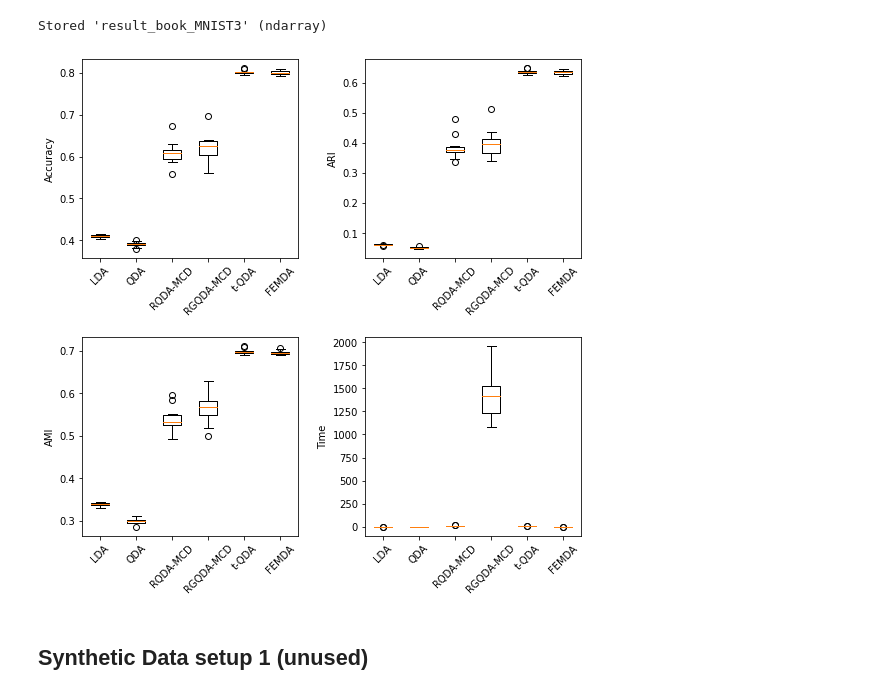
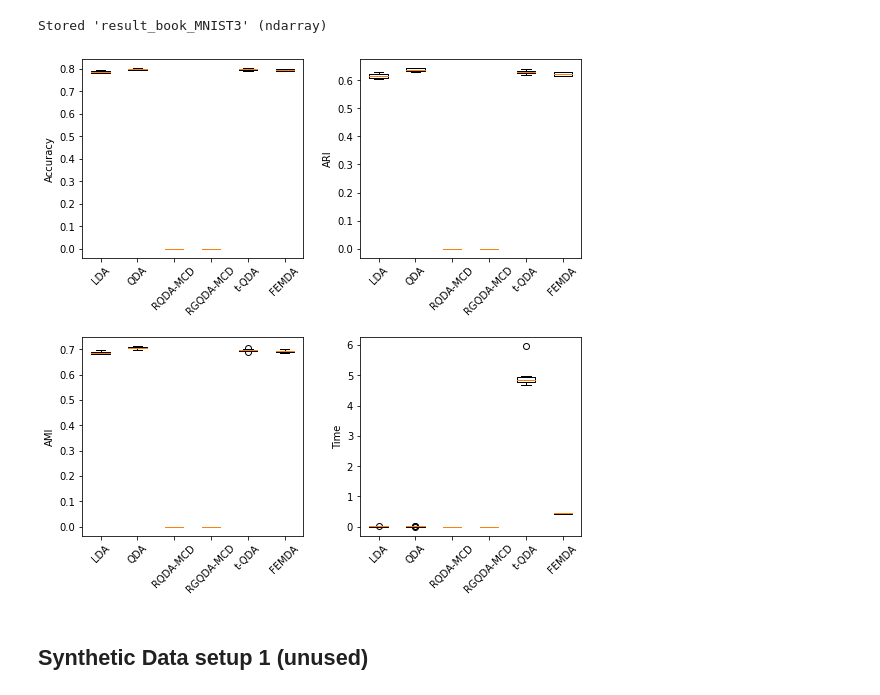
Before and after one commit to Andrewwango/femda, a Jupyter notebook: python/experiments.ipynb, the cells around one changed output. Drawn from its saved outputs; the diff is of its cells as text; code cells hidden in the pictures.

Commit message:
Clean up, FMNIST uncontaminated tests and update README

```diff
--- a/python/experiments.ipynb
+++ b/python/experiments.ipynb
@@ -55,7 +44,7 @@ mnist_test_pca, mnist_test_labels, mnist_test_raw,_,_2 = import_subset(mnist_tes
 # %% [markdown]
 ### Run full experiment
 # %%
-result_book_MNIST4 = np.zeros((NUMBER_OF_ALGORITHMS,NUMBER_OF_MEASURES_REAL,NUMBER_OF_RUNS))
+result_book_FMNIST_0 = np.zeros((NUMBER_OF_ALGORITHMS,NUMBER_OF_MEASURES_REAL,NUMBER_OF_RUNS))
 
 for i in range(NUMBER_OF_RUNS):
     #Sample and PCA
@@ -64,11 +53,11 @@ for i in range(NUMBER_OF_RUNS):
     mnist_test_pca, mnist_test_labels, mnist_test_raw,_,_2 = import_subset(mnist_test_data, mnist_test_labels_raw, selected_digits, 30, 400, pca=pca)
 
     #Contaminate
-    mnist_labels_mislabelled = mislabelled(800, 0.1, np.unique(mnist_labels))
-    mnist_pca_contaminated,_ = contaminate_dataset(mnist_pca, 1)
-    mnist_test_pca_c, contam_ind = contaminate_dataset(mnist_test_pca, 1)
+    mnist_labels_mislabelled = mislabelled(800, 0, np.unique(mnist_labels))
+    mnist_pca_contaminated,_ = contaminate_dataset(mnist_pca, 0)
+    mnist_test_pca_c, contam_ind = contaminate_dataset(mnist_test_pca, 0)
 
     #Run models (outlier rejection: change percent_outliers)
-    models, result_book_MNIST4[:,:,i] = run_all(mnist_pca_contaminated, mnist_labels_mislabelled, mnist_test_pca_c, mnist_test_labels, percent_outliers=0, conf=False, verbose=True, return_results=True)
+    models, result_book_FMNIST_0[:,:,i] = run_all(mnist_pca_contaminated, mnist_labels_mislabelled, mnist_test_pca_c, mnist_test_labels, percent_outliers=0, conf=False, verbose=True, return_results=True)
 # %% [output]
 LDA
@@ -97,9 +86,9 @@ Stored 'result_book_MNIST4' (ndarray)
 # %% [output]
 Stored 'result_book_MNIST3' (ndarray)
 # %%
-fig,extents=box_plot(result_book_MNIST3, algos=["LDA","QDA","RQDA-MCD","RGQDA-MCD","t-QDA", "FEMDA"], measures=["Time", "Accuracy", "ARI", "AMI"])
+fig,extents=box_plot(result_book_FMNIST_0[:-1,:,:], algos=["LDA","QDA","RQDA-MCD","RGQDA-MCD","t-QDA", "FEMDA"], measures=["Time", "Accuracy", "ARI", "AMI"])
 # %% [output]
-[figure, old version]
+[figure, new version]
 # %%
 save_subplots('results_MNIST_50', fig, extents, ext='pdf')
 # %% [markdown]
```
Also changed, not shown: parts of 3 cells of this notebook, 6 other files.
